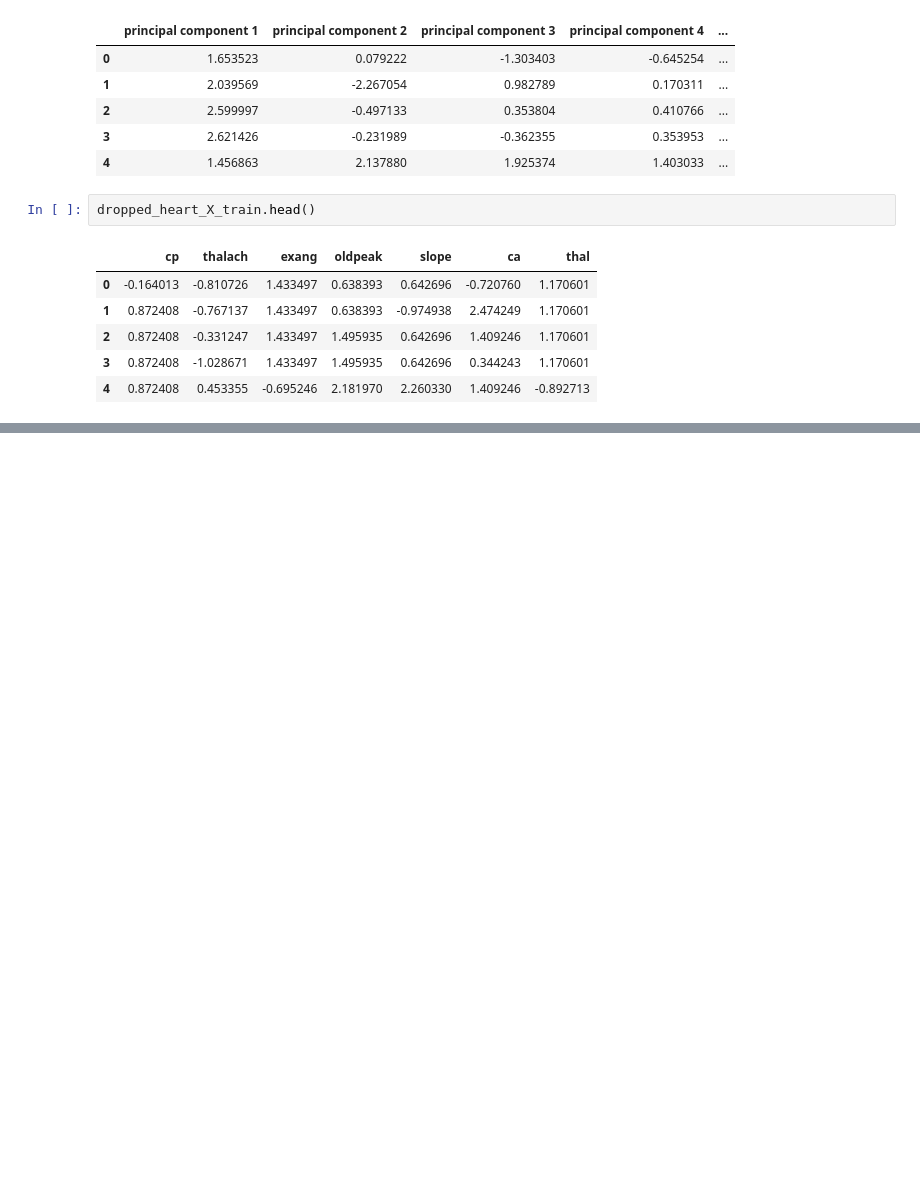
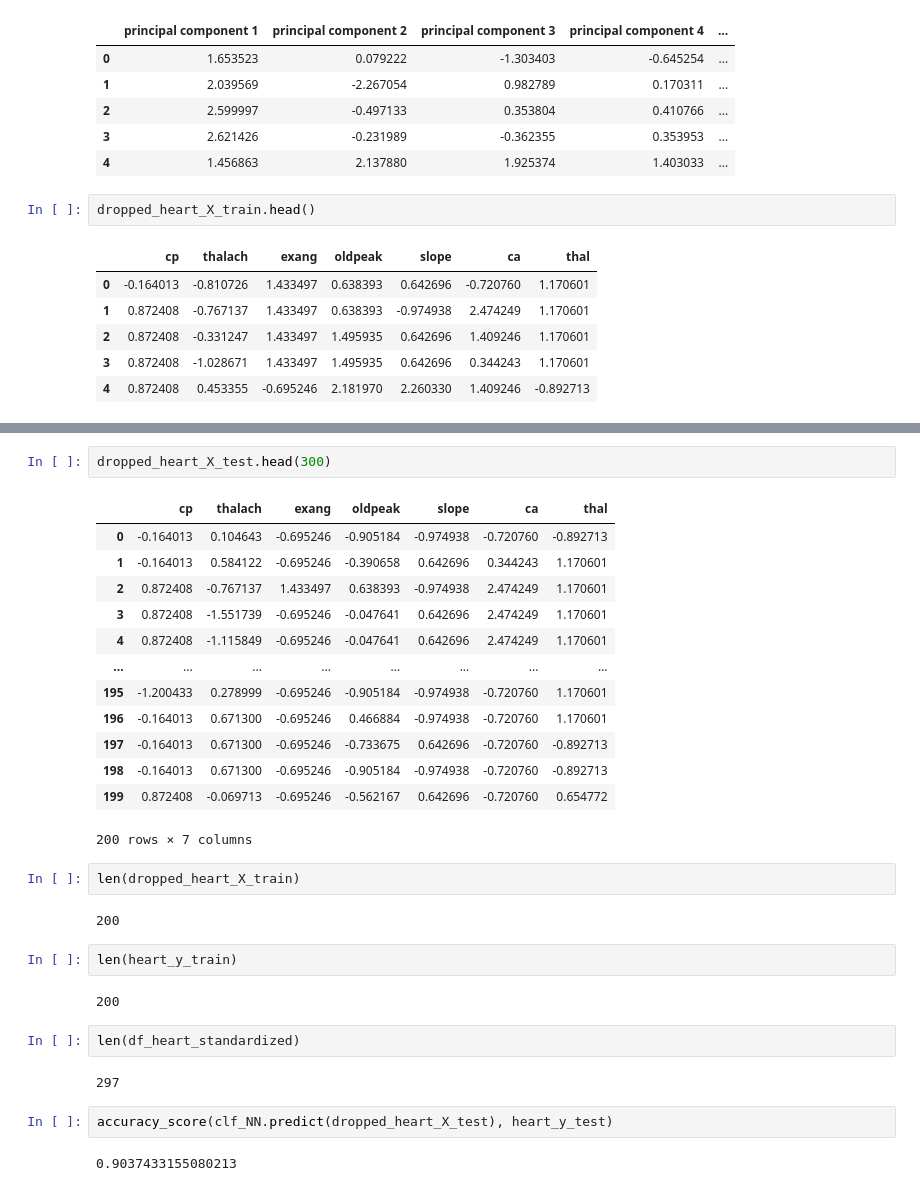
Before and after one commit to OnkarSama/Womp-Womp, a Jupyter notebook: modified-algo.ipynb, the cells around one changed output, grey strips where cells are left out. Drawn from its saved outputs; the diff is of its cells as text; blank space fills up the shorter version.

```diff
--- a/modified-algo.ipynb
+++ b/modified-algo.ipynb
@@ -1193,0 +1326,32 @@ dropped_heart_X_train.head()
+# %%
+dropped_heart_X_test.head(300)
+# %% [output]
+|  | cp | thalach | exang | oldpeak | slope | ca | thal |
+| 0 | -0.164013 | 0.104643 | -0.695246 | -0.905184 | -0.974938 | -0.720760 | -0.892713 |
+| 1 | -0.164013 | 0.584122 | -0.695246 | -0.390658 | 0.642696 | 0.344243 | 1.170601 |
+| 2 | 0.872408 | -0.767137 | 1.433497 | 0.638393 | -0.974938 | 2.474249 | 1.170601 |
+| 3 | 0.872408 | -1.551739 | -0.695246 | -0.047641 | 0.642696 | 2.474249 | 1.170601 |
+| 4 | 0.872408 | -1.115849 | -0.695246 | -0.047641 | 0.642696 | 2.474249 | 1.170601 |
+| ... | ... | ... | ... | ... | ... | ... | ... |
+| 195 | -1.200433 | 0.278999 | -0.695246 | -0.905184 | -0.974938 | -0.720760 | 1.170601 |
+| 196 | -0.164013 | 0.671300 | -0.695246 | 0.466884 | -0.974938 | -0.720760 | 1.170601 |
+| 197 | -0.164013 | 0.671300 | -0.695246 | -0.733675 | 0.642696 | -0.720760 | -0.892713 |
+| 198 | -0.164013 | 0.671300 | -0.695246 | -0.905184 | -0.974938 | -0.720760 | -0.892713 |
+| 199 | 0.872408 | -0.069713 | -0.695246 | -0.562167 | 0.642696 | -0.720760 | 0.654772 |
+200 rows × 7 columns
+# %%
+len(dropped_heart_X_train)
+# %% [output]
+200
+# %%
+len(heart_y_train)
+# %% [output]
+200
+# %%
+len(df_heart_standardized)
+# %% [output]
+297
+# %%
+accuracy_score(clf_NN.predict(dropped_heart_X_test), heart_y_test)
+# %% [output]
+0.9037433155080213
```
Also changed, not shown: parts of 22 cells of this notebook.
